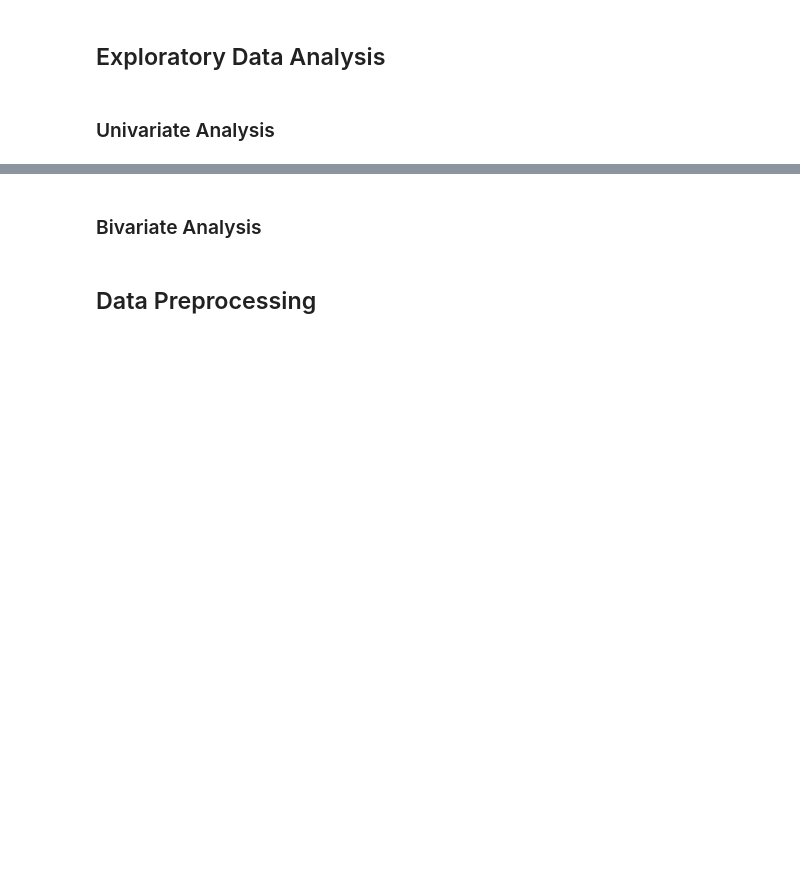
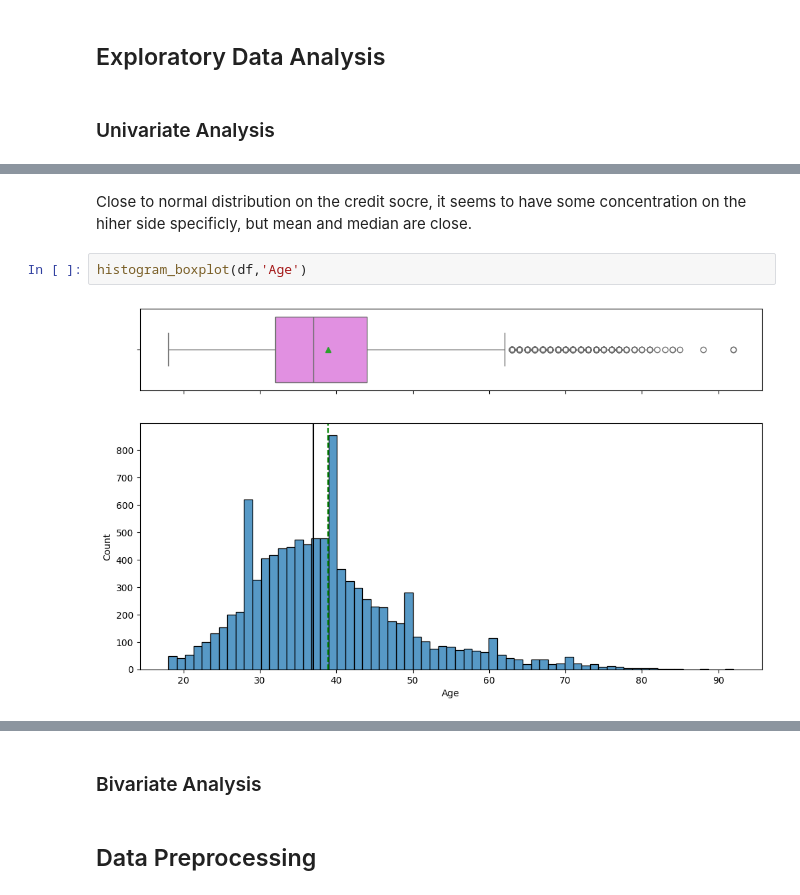
Before and after one commit to rsdomingues/aiml_learning, a Jupyter notebook: 4.intro-to-neural-networks/3.project/INN_Learner_Notebook_Full_code.ipynb, the cells around one changed output, grey strips where cells are left out. Cells and saved outputs as stored; diff of their text form; blank space fills up the shorter version.

```diff
--- a/4.intro-to-neural-networks/3.project/INN_Learner_Notebook_Full_code.ipynb
+++ b/4.intro-to-neural-networks/3.project/INN_Learner_Notebook_Full_code.ipynb
@@ -170,0 +310,6 @@ dtype: int64
+# %% [markdown]
+Close to normal distribution on the credit socre, it seems to have some concentration on the hiher side specificly, but mean and median are close.
+# %%
+histogram_boxplot(df,'Age')
+# %% [output]
+[figure, added]
```
Also changed, not shown: parts of 19 cells of this notebook.
